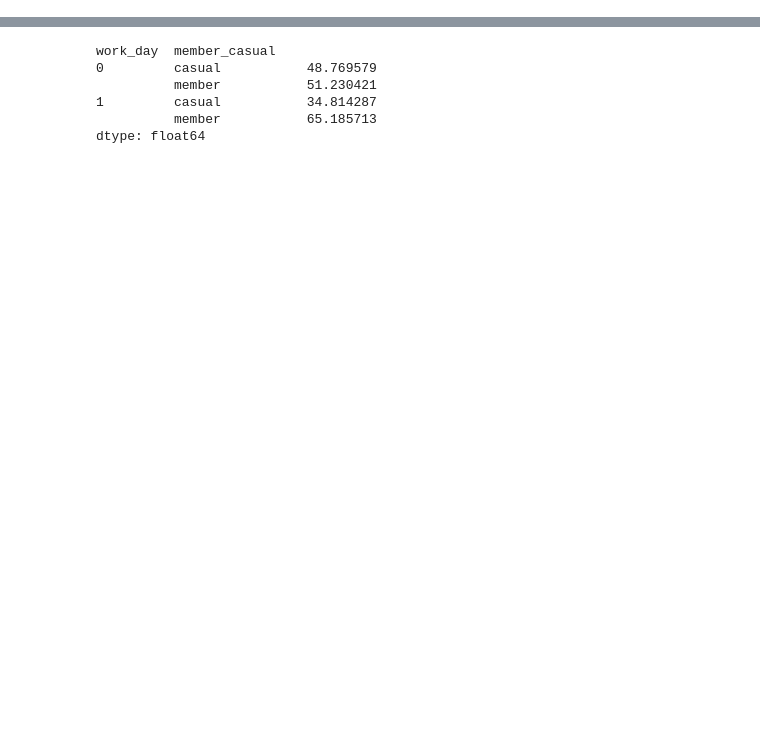
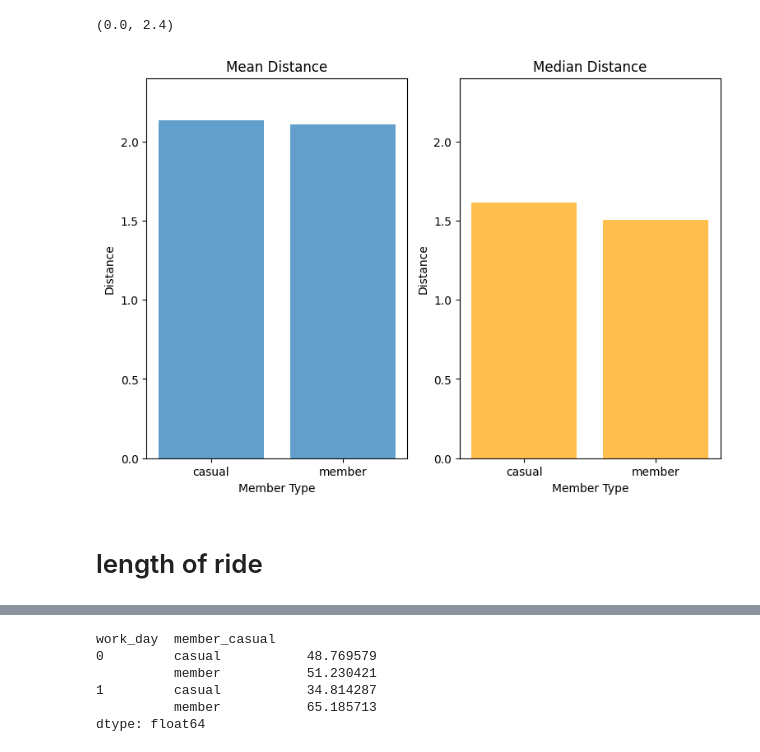
Before and after one commit to jackykang061233/data_analysis_project, a Jupyter notebook: divvy_bike/data_analyse.ipynb, the cells around one changed output, grey strips where cells are left out. Saved outputs shown, nothing was run; the diff lists cells and outputs as text; code cells hidden in the pictures; blank space fills up the shorter version.

```diff
--- a/divvy_bike/data_analyse.ipynb
+++ b/divvy_bike/data_analyse.ipynb
@@ -99,0 +42,3 @@ df.groupby('member_casual').agg({'distance': ['mean', 'median'], 'work_day': ['c
+# %%
+dist = df.groupby('member_casual').agg({'distance': ['mean', 'median']})
+dist
@@ -99,0 +51,30 @@ df.groupby('member_casual').agg({'distance': ['mean', 'median'], 'work_day': ['c
+# %%
+dist = dist.reset_index()
+
+member_casual = dist['member_casual']
+mean_distance = dist['distance']['mean']
+median_distance = dist['distance']['median']
+
+x = np.arange(len(member_casual))
+
+plt.figure(figsize=(9, 6))
+plt.subplot(1, 2, 1)
+plt.bar(x, mean_distance, bar_width, label='Mean Distance', alpha=0.7)
+plt.xticks(x, member_casual)
+plt.xlabel('Member Type')
+plt.ylabel('Distance')
+plt.title('Mean Distance')
+plt.ylim(0, 2.4)
+
+plt.subplot(1, 2, 2)
+plt.bar(x, median_distance, bar_width, label='Median Distance', alpha=0.7, color='orange')
+plt.xticks(x, member_casual)
+plt.xlabel('Member Type')
+plt.ylabel('Distance')
+plt.title('Median Distance')
+plt.ylim(0, 2.4)
+# %% [output]
+(0.0, 2.4)
+[figure, added]
+# %% [markdown]
+# length of ride
```
Also changed, not shown: parts of 59 cells of this notebook, 1 other file.
